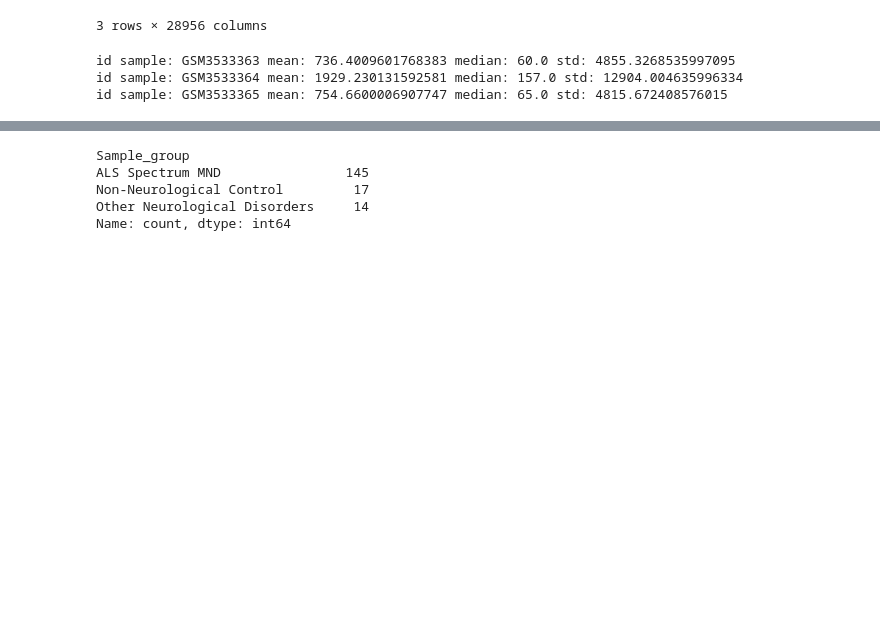
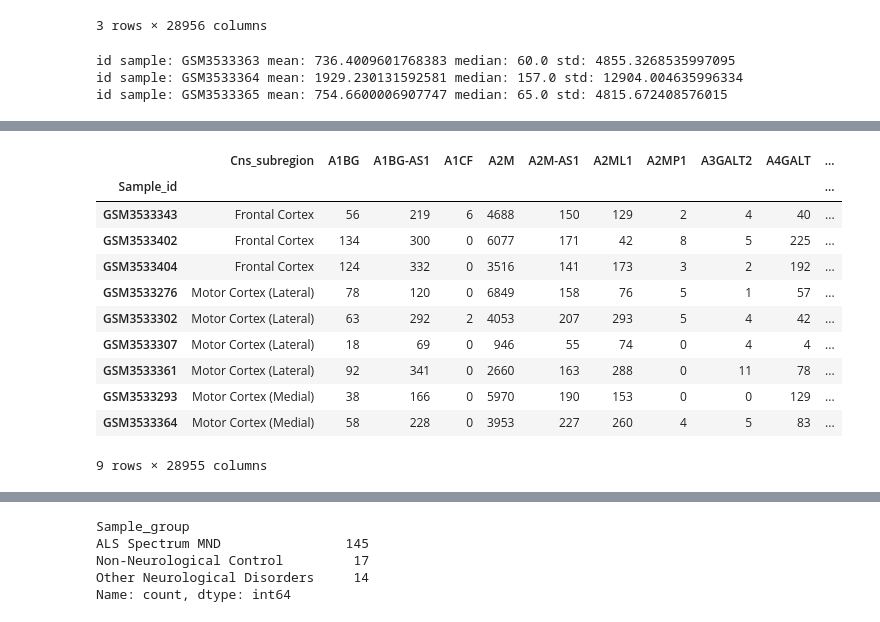
Before and after one commit to lenorabuggenhoudt/BioInfo, a Jupyter notebook: data_extraction.ipynb, the cells around one changed output, grey strips where cells are left out. Drawn from its saved outputs; the diff is of its cells as text; code cells hidden in the pictures; blank space fills up the shorter version.

```diff
--- a/data_extraction.ipynb
+++ b/data_extraction.ipynb
@@ -524,0 +581,16 @@ g = sns.FacetGrid(data, col="time")
+# %%
+outliers_df = find_outliers(data, 'mean', 'Cns_subregion')
+outliers_df
+# %% [output]
+|  | Cns_subregion | A1BG | A1BG-AS1 | A1CF | A2M | A2M-AS1 | A2ML1 | A2MP1 | A3GALT2 | A4GALT | ... |
+| Sample_id |  |  |  |  |  |  |  |  |  |  | ... |
+| GSM3533343 | Frontal Cortex | 56 | 219 | 6 | 4688 | 150 | 129 | 2 | 4 | 40 | ... |
+| GSM3533402 | Frontal Cortex | 134 | 300 | 0 | 6077 | 171 | 42 | 8 | 5 | 225 | ... |
+| GSM3533404 | Frontal Cortex | 124 | 332 | 0 | 3516 | 141 | 173 | 3 | 2 | 192 | ... |
+| GSM3533276 | Motor Cortex (Lateral) | 78 | 120 | 0 | 6849 | 158 | 76 | 5 | 1 | 57 | ... |
+| GSM3533302 | Motor Cortex (Lateral) | 63 | 292 | 2 | 4053 | 207 | 293 | 5 | 4 | 42 | ... |
+| GSM3533307 | Motor Cortex (Lateral) | 18 | 69 | 0 | 946 | 55 | 74 | 0 | 4 | 4 | ... |
+| GSM3533361 | Motor Cortex (Lateral) | 92 | 341 | 0 | 2660 | 163 | 288 | 0 | 11 | 78 | ... |
+| GSM3533293 | Motor Cortex (Medial) | 38 | 166 | 0 | 5970 | 190 | 153 | 0 | 0 | 129 | ... |
+| GSM3533364 | Motor Cortex (Medial) | 58 | 228 | 0 | 3953 | 227 | 260 | 4 | 5 | 83 | ... |
+9 rows × 28955 columns
```
Also changed, not shown: parts of 9 cells of this notebook.
